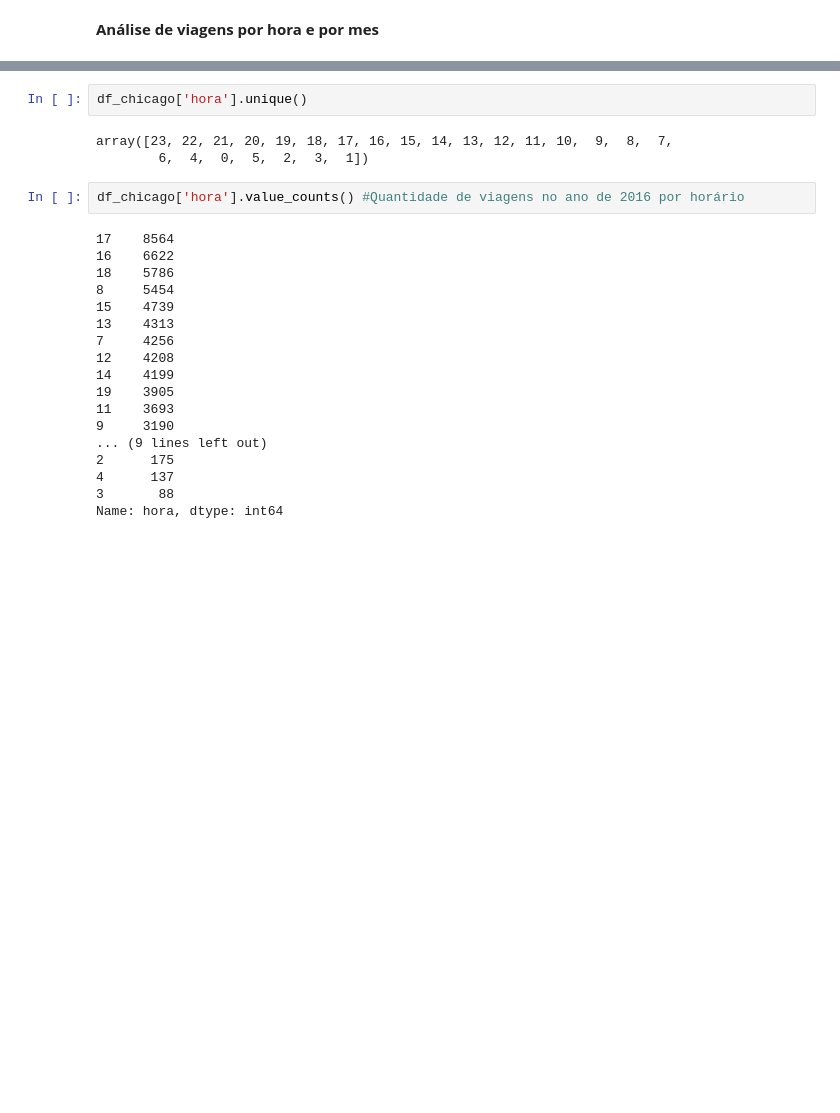
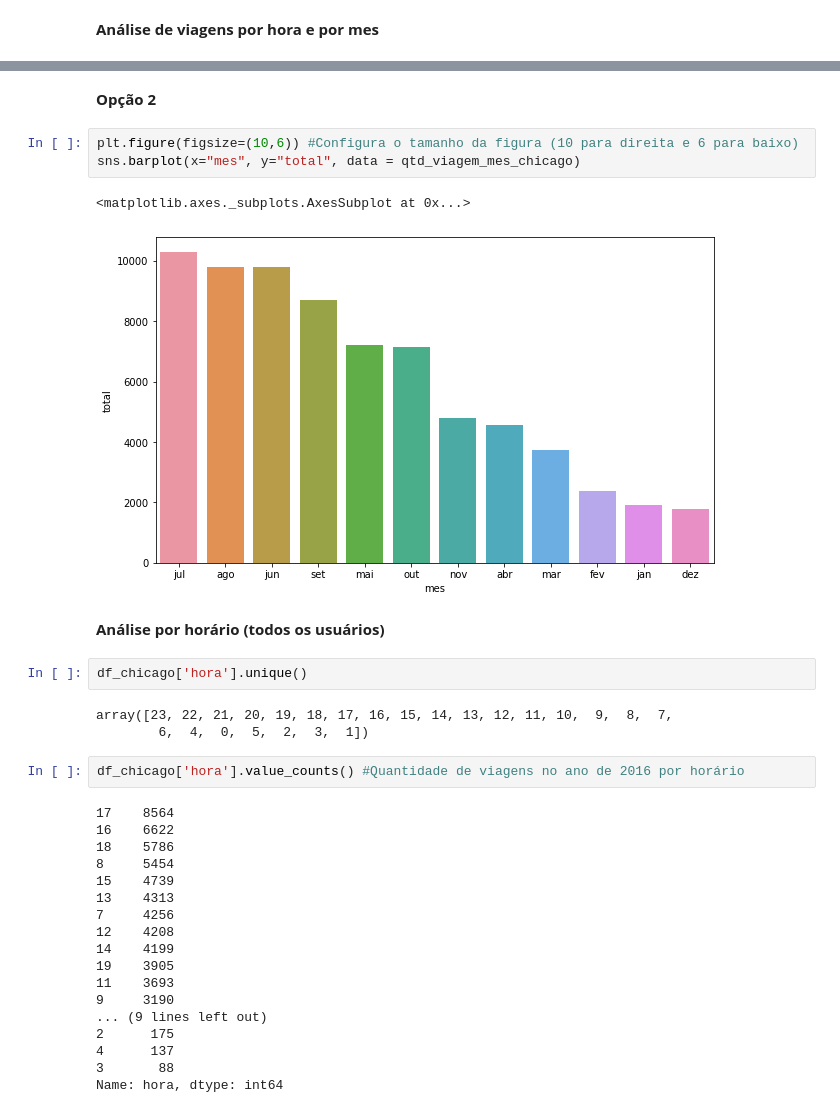
Before and after one commit to gabrielcn/Bike_Sharing, a Jupyter notebook: cyclistic_bike_share_chicago.ipynb, the cells around one changed output, grey strips where cells are left out. Saved outputs shown, nothing was run; the diff lists cells and outputs as text; blank space fills up the shorter version.

```diff
--- a/cyclistic_bike_share_chicago.ipynb
+++ b/cyclistic_bike_share_chicago.ipynb
@@ -181,3 +285,13 @@ sns.boxplot(x="tipo_usuario", y="hora", data = df_chicago)
+# %% [markdown]
+**Opção 2**
+# %%
+plt.figure(figsize=(10,6)) #Configura o tamanho da figura (10 para direita e 6 para baixo)
+sns.barplot(x="mes", y="total", data = qtd_viagem_mes_chicago)
+# %% [output]
+<matplotlib.axes._subplots.AxesSubplot at 0x...>
+[figure, added]
+# %% [markdown]
+**Análise por horário (todos os usuários)**
 # %%
 df_chicago['hora'].unique()
 # %% [output]
```
Also changed, not shown: parts of 126 cells of this notebook.
